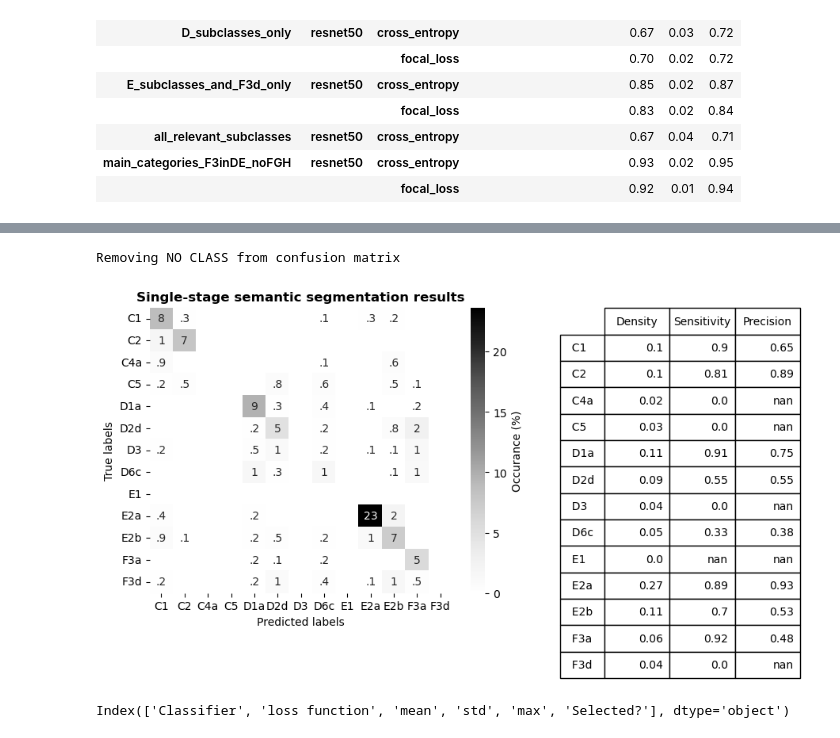
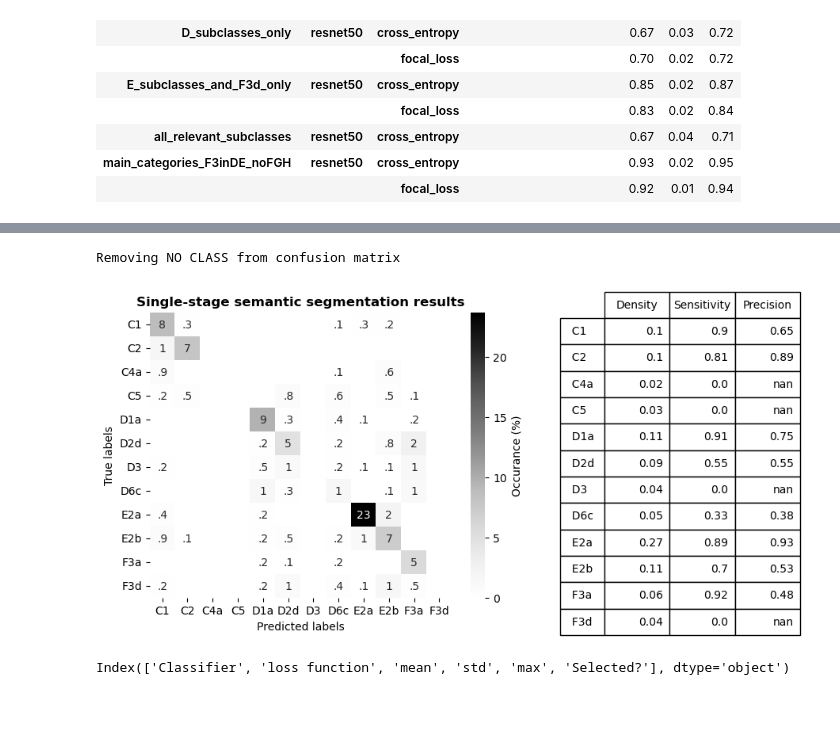
Before and after one commit to pdnpa/cnn-land-cover, a Jupyter notebook: notebooks/Evaluate trained network.ipynb, the cells around one changed output, grey strips where cells are left out. Drawn from its saved outputs; the diff is of its cells as text; code cells hidden in the pictures; blank space fills up the shorter version.

```diff
--- a/notebooks/Evaluate trained network.ipynb
+++ b/notebooks/Evaluate trained network.ipynb
@@ -492,20 +441,22 @@ df_best_models
 | 8 | main_categories_F3inDE_noFGH | resnet50 | focal_loss | 0.937090 | LCU_2023-04-24-1114.data | 0.932955 | ... |
 # %%
 model_name = 'LCU_2023-05-12-1015.data'
-save_fig =True
+save_fig = True
 
 LCU = lcm.load_model(filename=model_name, verbose=0) # reloading necessary for each checkpoint load because checkpoints miss meta info
 
 tmp = lcv.plot_confusion_summary(model=LCU, conf_mat=None, class_name_list=LCU.dict_training_details['class_name_list'],
                            normalise_hm=True, skip_factor=1, fmt_annot='.1f',
                            print_main_text=False, suppress_zero_annot=True,
+                           remove_no_class_if_present=True,
+                           class_indices_to_remove=[9],
                            title_hm='Single-stage semantic segmentation results')
 
 if save_fig:
     plt.savefig('/home/tplas/repos/cnn-land-cover/figures/fig_conf_mat_singlestage.pdf', dpi=300, bbox_inches='tight')
 # %% [output]
 Removing NO CLASS from confusion matrix
-[figure, old version]
+[figure, new version]
 # %%
 df_mean_models_latex = df_mean_models.droplevel(0, axis=1).reset_index()
 ## drop column backbone
```
Also changed, not shown: parts of 1 cell of this notebook, 5 other files.
